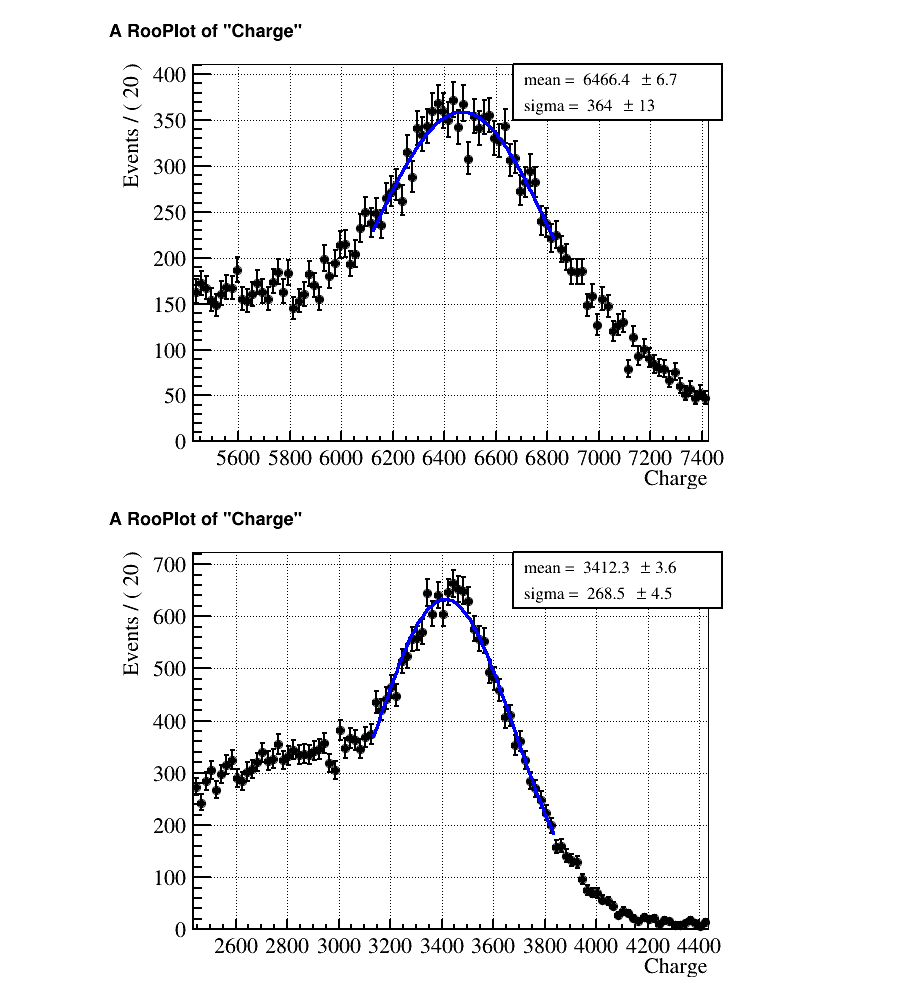
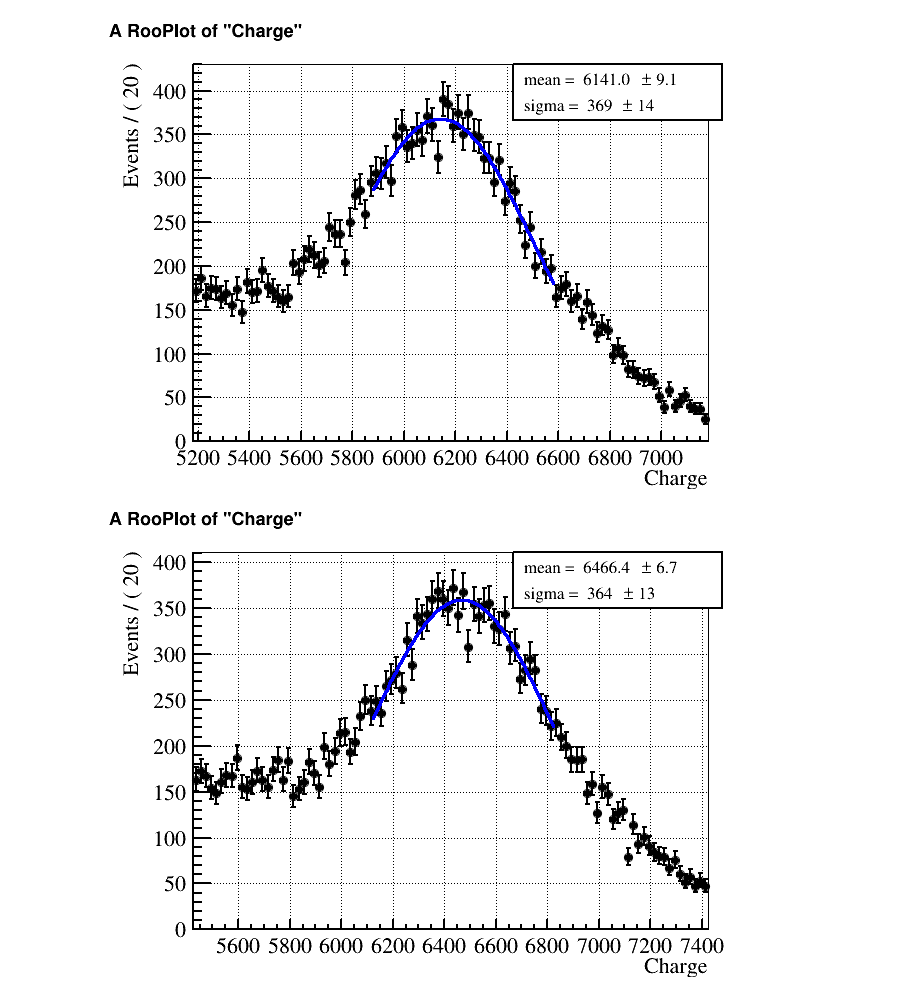
Before and after one commit to jack595/sk_DSNB, a Jupyter notebook: Data_PMT_test_dEdxExp/code/FitSpectrum.ipynb, the cells around one changed output. Drawn from its saved outputs; the diff is of its cells as text; code cells hidden in the pictures.

```diff
--- a/Data_PMT_test_dEdxExp/code/FitSpectrum.ipynb
+++ b/Data_PMT_test_dEdxExp/code/FitSpectrum.ipynb
@@ -47,7 +47,7 @@ plt.legend()
 dict_mean = {}
 dict_sigma = {}
 for i, (key,dict_TQ) in enumerate(dict_TQ_diff_source.items()):
-    if "w/o" in key or ") 2" in key or "with hat" in key:
+    if "w/o" in key or "with hat" in key:
         continue
     v_Q = dict_TQ["Q"][(dict_TQ["valley"]>-2)]
 
@@ -113,2 +107,2 @@ Warning in <TCanvas::Constructor>: Deleting canvas with same name: c_time_6
-[figure, old version]
+[figure, new version]
-[figure, old version]
+[figure, new version]
```
Also changed, not shown: parts of 4 cells of this notebook, 32 other files.
